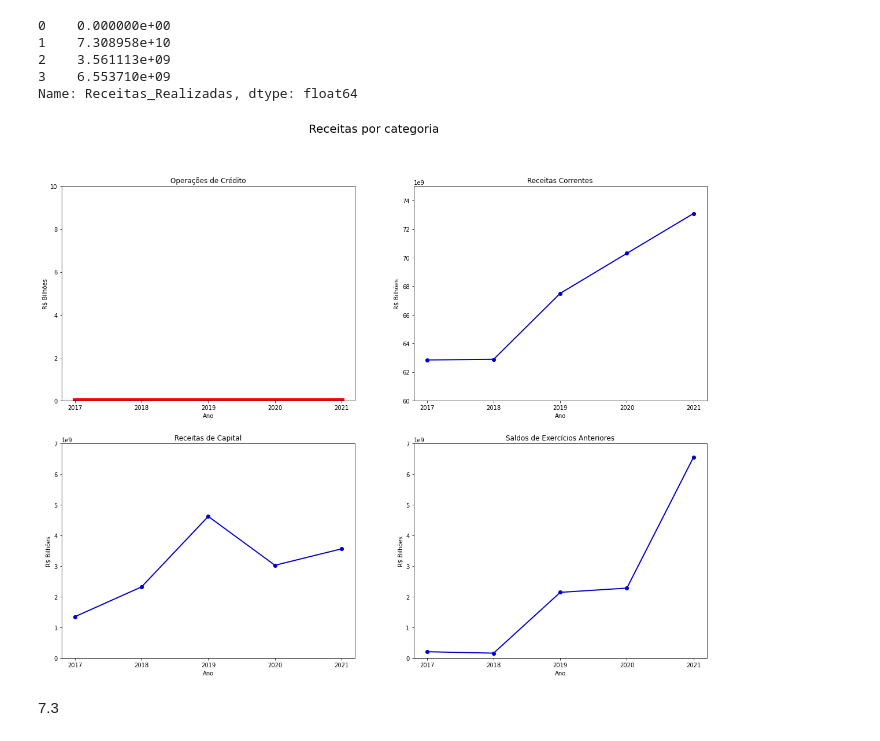
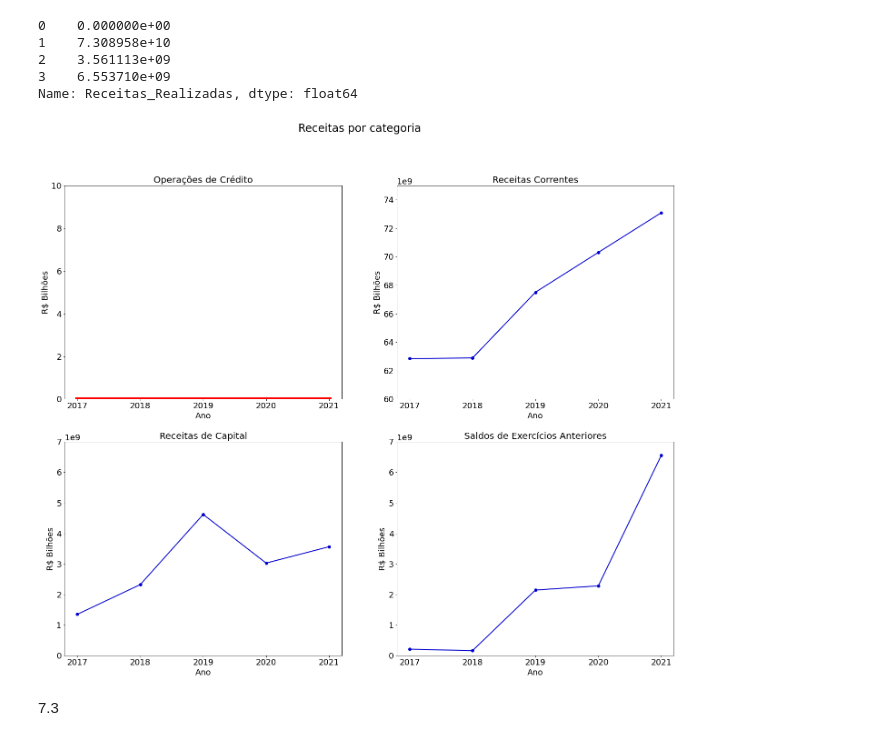
Before and after one commit to carolfazani/orcamento_sp, a Jupyter notebook: Preparando_os_dados.ipynb, the cells around one changed output. Cells and saved outputs as stored; diff of their text form; code cells hidden in the pictures.

```diff
--- a/Preparando_os_dados.ipynb
+++ b/Preparando_os_dados.ipynb
@@ -490,8 +491,15 @@ realizada['2021']['Receitas_Realizadas'][:]
 3    6.553710e+09
 Name: Receitas_Realizadas, dtype: float64
 # %%
-fig1, f1_axes = plt.subplots(ncols=2, nrows=2, figsize = (20,15))
-fig1.suptitle("Receitas por categoria", size=20)
+'''
+parameters = {'xtick.labelsize': 18,
+          'ytick.labelsize': 18,
+          'axes.labelsize': 18,
+          'axes.titlesize': 20}
+plt.rcParams.update(parameters)
+'''
+fig1, f1_axes = plt.subplots(ncols=2, nrows=2, figsize = (24,19))
+fig1.suptitle("Receitas por categoria", size=24)
 
 f1_axes[0,0].set_ylim(0, 79e9)
 f1_axes[0,1].set_ylim(60e9, 75e9)
@@ -510,34 +518,37 @@ f1_axes[1,1].set_title('Saldos de Exercícios Anteriores')
 
 f1_axes[0,0].set_xlabel('Ano')
 f1_axes[0,1].set_xlabel('Ano')
 f1_axes[1,0].set_xlabel('Ano')
 f1_axes[1,1].set_xlabel('Ano')
 
 f1_axes[0,0].set_ylabel('R$ Bilhões')
 f1_axes[0,1].set_ylabel('R$ Bilhões')
 f1_axes[1,0].set_ylabel('R$ Bilhões')
 f1_axes[1,1].set_ylabel('R$ Bilhões')
 
 f1_axes[0,0].axis(ymin=0,ymax=10)
 #f1_axes[0,0].ticklabel_format(style='sci', axis='y', scilimits=(9,9))
 f1_axes[0,1].ticklabel_format(style='sci', axis='y',scilimits=(9,9))
 f1_axes[1,0].ticklabel_format(style='sci', axis='y',scilimits=(9,9))
 f1_axes[1,1].ticklabel_format(style='sci', axis='y',scilimits=(9,9))
 
 #f1_axes[0,0].axis(ymin=0,ymax=72000000000)
 
 f1_axes[0,0].scatter(serie_credito.index, serie_credito[0], color = "mediumblue", marker = ".", s =
 150)
 f1_axes[0,1].scatter(serie_corrente.index, serie_corrente[0], color = "mediumblue", marker = ".", s =
 150)
 f1_axes[1,0].scatter(serie_capital.index, serie_capital[0], color = "mediumblue", marker = ".", s =
 150)
 f1_axes[1,1].scatter(serie_saldos.index, serie_saldos[0], color = "mediumblue", marker = ".", s =
 150)
 
+
+
+
 plt.savefig('grafico2.png', transparent = True)
 # %% [output]
-[figure, old version]
+[figure, new version]
 # %% [markdown]
 7.3
 # %%
```
Also changed, not shown: parts of 18 cells of this notebook.
